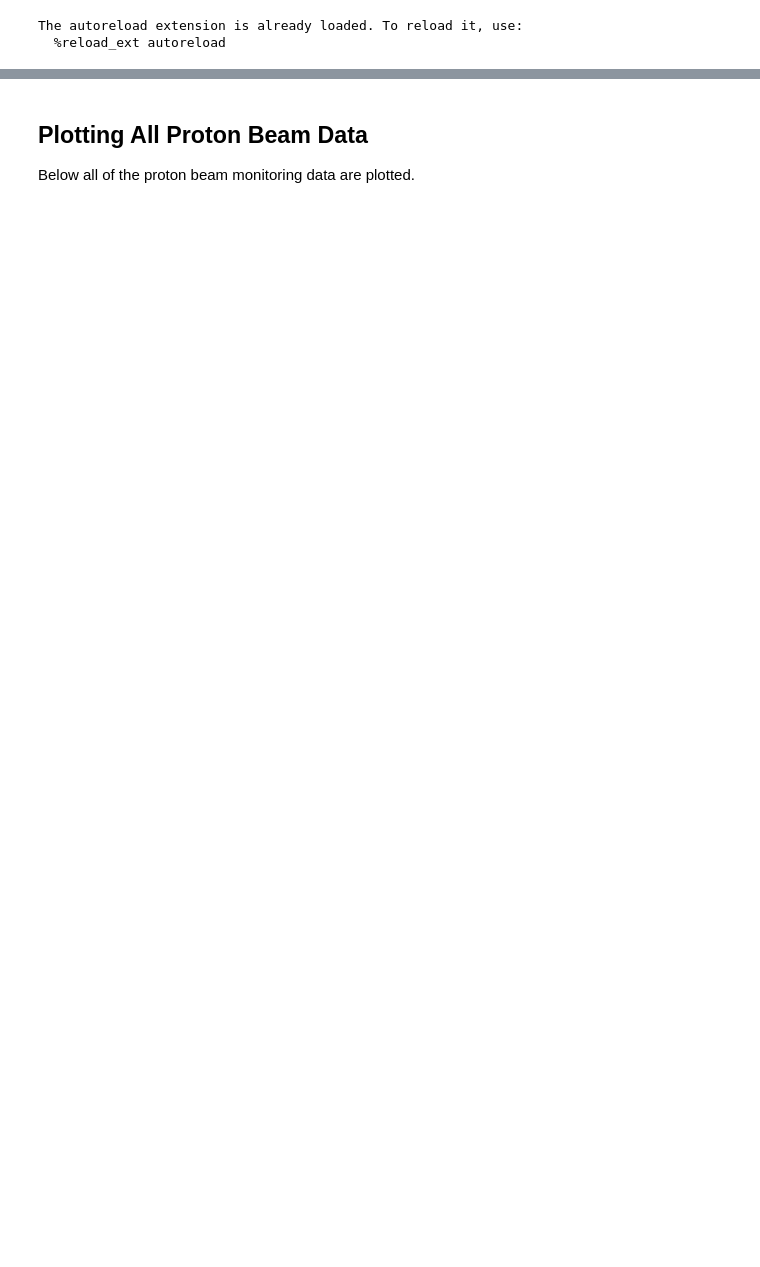
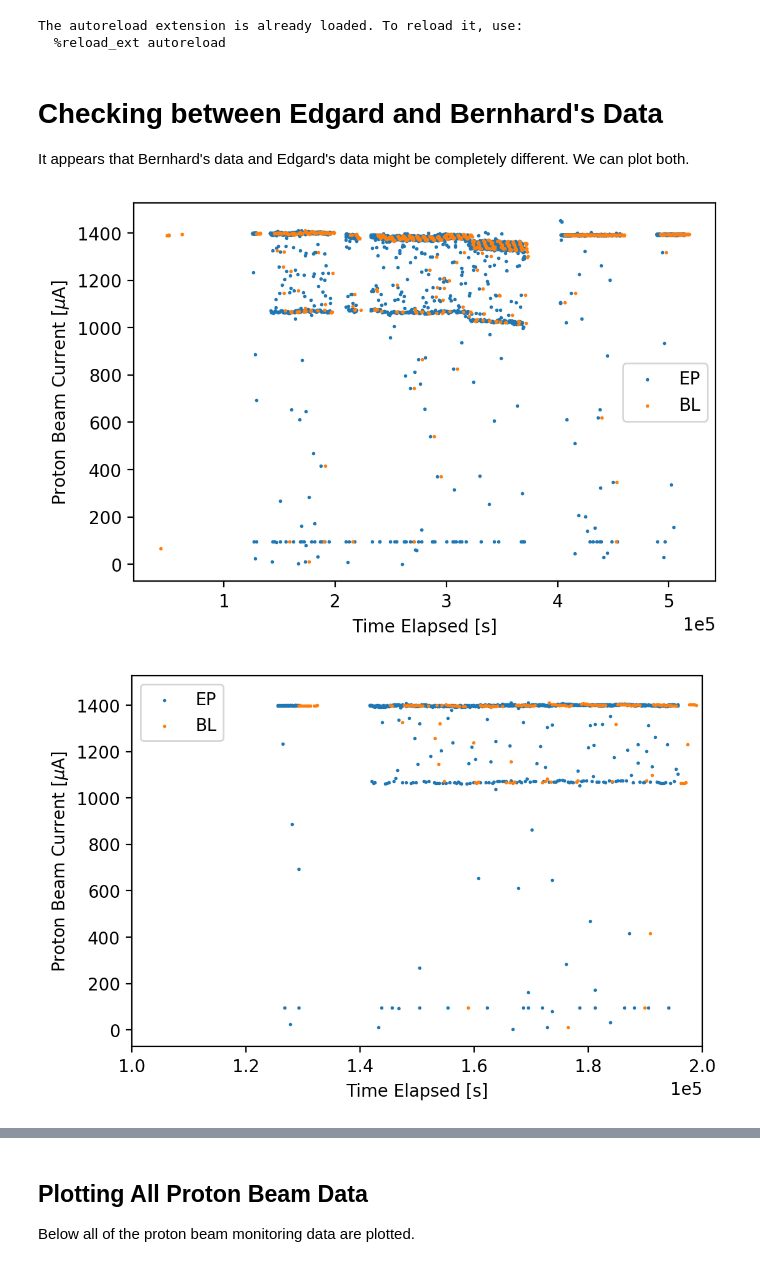
Before and after one commit to jonahberean/psi_transmission, a Jupyter notebook: notebooks/p_beam_fluctuation.ipynb, the cells around one changed output, grey strips where cells are left out. Saved outputs shown, nothing was run; the diff lists cells and outputs as text; code cells hidden in the pictures; blank space fills up the shorter version.

Commit message:
Completed refactoring. Work on proton beam currents.

```diff
--- a/notebooks/p_beam_fluctuation.ipynb
+++ b/notebooks/p_beam_fluctuation.ipynb
@@ -29,3 +29,39 @@ logging.basicConfig(level=logging.INFO, stream=sys.stdout)
 # %% [output]
 The autoreload extension is already loaded. To reload it, use:
   %reload_ext autoreload
+# %%
+# some data loads to be performed right away
+start_time_dict = get_start_times()
+main_data_dict = load_all_data(start_time_dict['bernhard_p_beam'])
+# %% [markdown]
+# Checking between Edgard and Bernhard's Data
+
+It appears that Bernhard's data and Edgard's data might be completely different. We can plot both.
+# %%
+# load the proton beam data from Edgard
+# here we use bernhard's start time for both for comparison
+edgard_p_beam_data = load_p_beam_data(start_time_dict['bernhard_p_beam'])
+
+# load the proton beam data from Bernhard
+bernhard_p_beam_data = load_bern_p_beam_data(start_time_dict['bernhard_p_beam'])
+# %%
+plt.scatter(edgard_p_beam_data[:,0], edgard_p_beam_data[:,1], s=1, label = 'EP');
+plt.scatter(bernhard_p_beam_data[:,0], bernhard_p_beam_data[:,2], s=1, label = 'BL');
+plt.ticklabel_format(style='sci', axis='x', scilimits=(0,0))
+plt.xlabel('Time Elapsed [s]');
+plt.ylabel(r'Proton Beam Current [$\mu$A]');
+plt.legend();
+plt.show()
+
+plt.clf()
+plt.scatter(edgard_p_beam_data[:,0], edgard_p_beam_data[:,1], s=1, label = 'EP');
+plt.scatter(bernhard_p_beam_data[:,0], bernhard_p_beam_data[:,2], s=1, label = 'BL');
+plt.ticklabel_format(style='sci', axis='x', scilimits=(0,0))
+plt.xlabel('Time Elapsed [s]');
+plt.ylabel(r'Proton Beam Current [$\mu$A]');
+plt.legend();
+plt.xlim([1e5,2e5])
+plt.show()
+# %% [output]
+[figure, added]
+[figure, added]
```
Also changed, not shown: parts of 17 cells of this notebook, 9 other files.
